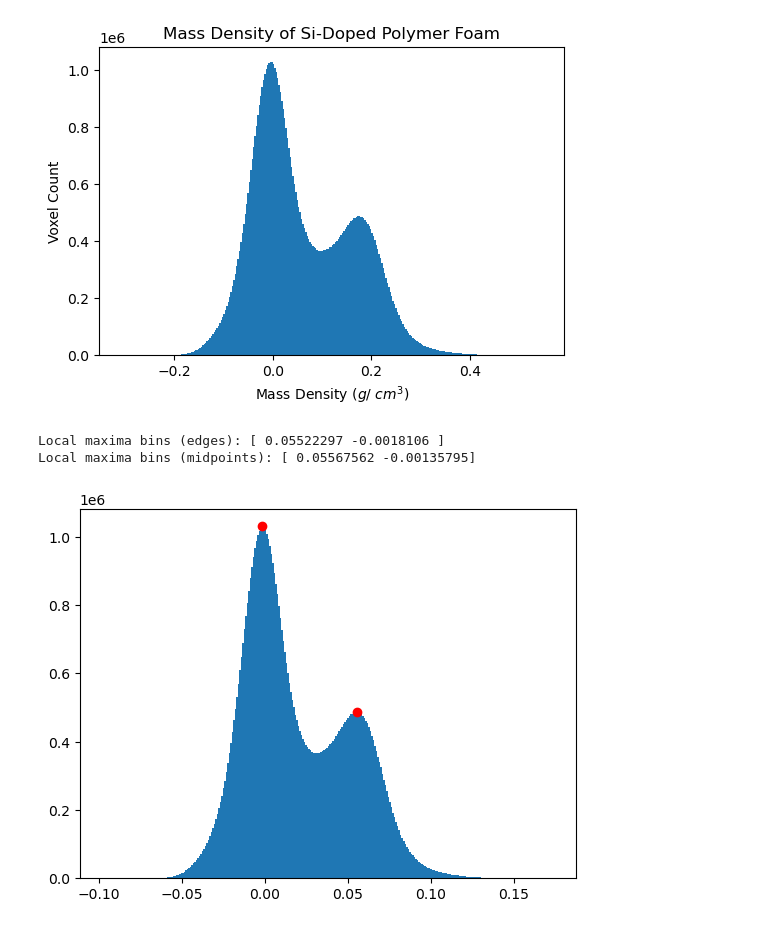
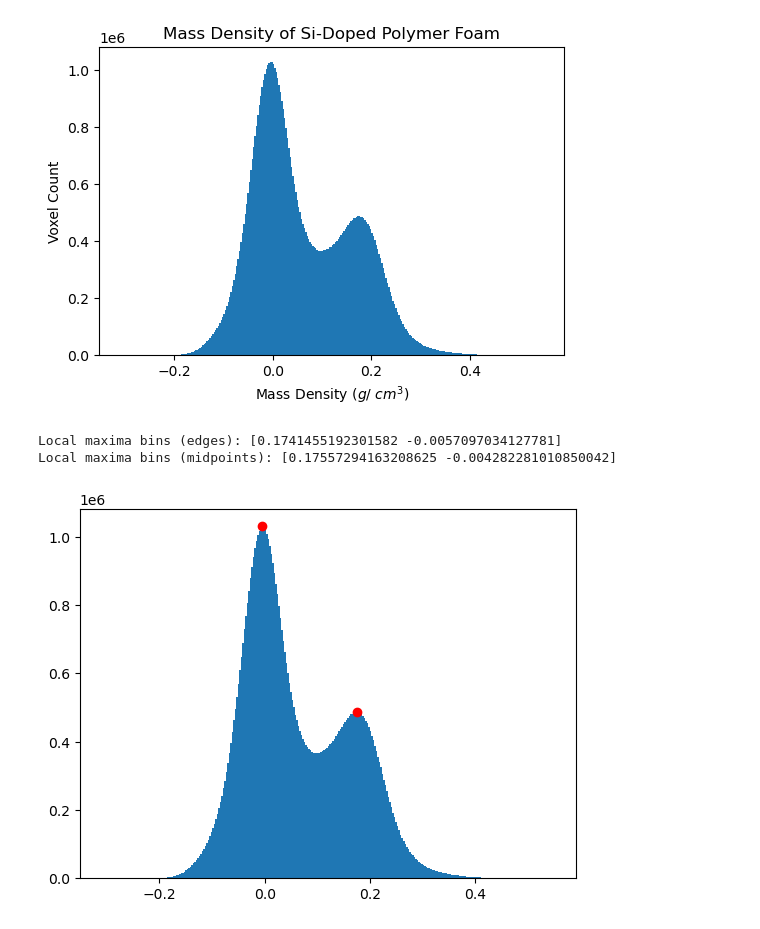
Before and after one commit to levijh1/TomoMono, a Jupyter notebook: densityConversion.ipynb, the cells around one changed output. Cells and saved outputs as stored; diff of their text form; code cells hidden in the pictures.

Commit message:
aligning on Tory data

```diff
--- a/densityConversion.ipynb
+++ b/densityConversion.ipynb
@@ -263,37 +267,37 @@ plt.show()
 [figure]
 # %%
 # Example data
-# data = np.ndarray.flatten(vol_proj_shift_mdensity)
-data = np.ndarray.flatten(vol_proj_shift_edensity)
+data = np.ndarray.flatten(vol_proj_shift_mdensity)
+# data = np.ndarray.flatten(vol_proj_shift_edensity)
 
 # Create histogram and return counts and bin edges
 counts, bin_edges = np.histogram(data, bins=300)
 
 # Identify local maxima
 local_maxima_indices = np.where((counts[1:-1] > counts[:-2]) & (counts[1:-1] > counts[2:]))[0] + 1
 
 # If fewer than 2 local maxima, handle accordingly
 if len(local_maxima_indices) < 2:
     print("Fewer than 2 local maxima found.")
     max_indices = local_maxima_indices
 else:
     # Sort the local maxima by their count values and select the top two
     max_indices = local_maxima_indices[np.argsort(counts[local_maxima_indices])[-2:]]
 
 # Retrieve the corresponding bin edges
 max_bins = bin_edges[max_indices]
 
 # Alternatively, you might want to return the midpoints of these bins
 max_bin_midpoints = (bin_edges[max_indices] + bin_edges[max_indices + 1]) / 2
 
 print("Local maxima bins (edges):", max_bins)
 print("Local maxima bins (midpoints):", max_bin_midpoints)
 
 # Plot the histogram and mark the local maxima
 plt.hist(data, bins=300)
 plt.plot(max_bin_midpoints, counts[max_indices], 'ro')  # Highlight the local maxima
 plt.show()
 # %% [output]
-Local maxima bins (edges): [ 0.05522297 -0.0018106 ]
-Local maxima bins (midpoints): [ 0.05567562 -0.00135795]
+Local maxima bins (edges): [0.1741455192301582 -0.0057097034127781]
+Local maxima bins (midpoints): [0.17557294163208625 -0.004282281010850042]
-[figure, old version]
+[figure, new version]
```
Also changed, not shown: parts of 1 cell of this notebook, 4 other files.
